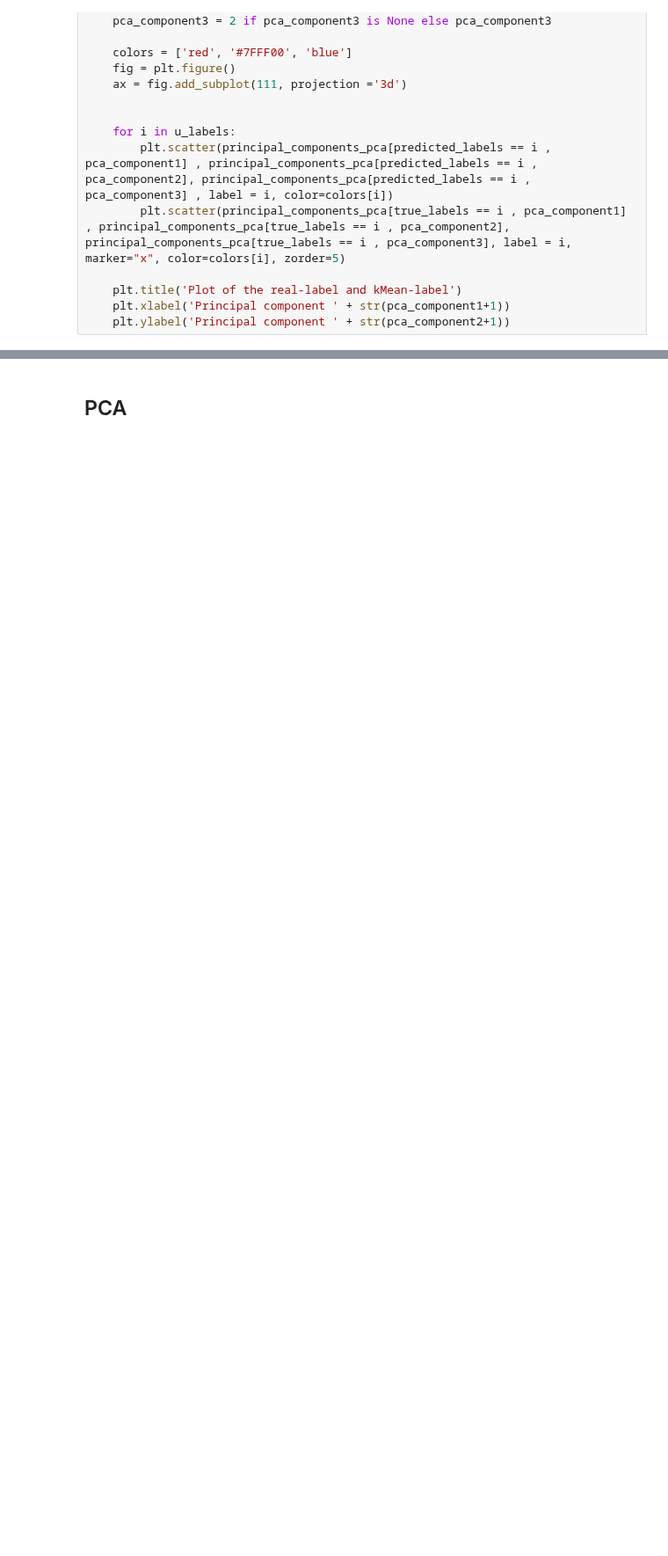
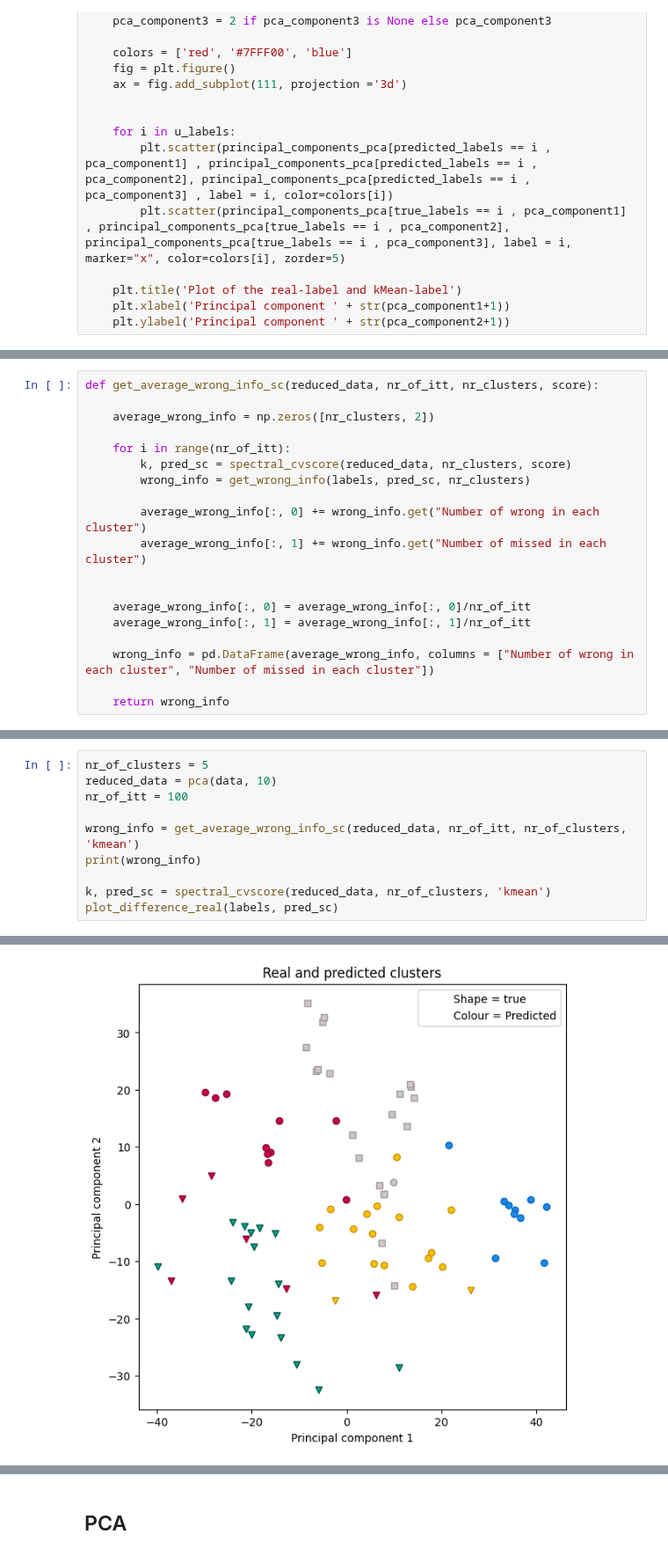
Before and after one commit to maximiliann97/Big-data-MVE441, a Jupyter notebook: Project3_clustering.ipynb, the cells around one changed output, grey strips where cells are left out. Shown at 88% size. Saved outputs shown, nothing was run; the diff lists cells and outputs as text; blank space fills up the shorter version.

```diff
--- a/Project3_clustering.ipynb
+++ b/Project3_clustering.ipynb
@@ -277,0 +271,19 @@ plot_difference_real(labels, pred_sc)
+# %%
+def get_average_wrong_info_sc(reduced_data, nr_of_itt, nr_clusters, score):
+
+    average_wrong_info = np.zeros([nr_clusters, 2])
+
+    for i in range(nr_of_itt):
+        k, pred_sc = spectral_cvscore(reduced_data, nr_clusters, score)
+        wrong_info = get_wrong_info(labels, pred_sc, nr_clusters)
+
+        average_wrong_info[:, 0] += wrong_info.get("Number of wrong in each cluster")
+        average_wrong_info[:, 1] += wrong_info.get("Number of missed in each cluster")
+
+
+    average_wrong_info[:, 0] = average_wrong_info[:, 0]/nr_of_itt
+    average_wrong_info[:, 1] = average_wrong_info[:, 1]/nr_of_itt
+
+    wrong_info = pd.DataFrame(average_wrong_info, columns = ["Number of wrong in each cluster", "Number of missed in each cluster"])
+
+    return wrong_info
@@ -277,0 +307,11 @@ plot_difference_real(labels, pred_sc)
+# %%
+nr_of_clusters = 5
+reduced_data = pca(data, 10)
+nr_of_itt = 100
+
+wrong_info = get_average_wrong_info_sc(reduced_data, nr_of_itt, nr_of_clusters, 'kmean')
+print(wrong_info)
+
+k, pred_sc = spectral_cvscore(reduced_data, nr_of_clusters, 'kmean')
+plot_difference_real(labels, pred_sc)
+# %% [output]
@@ -278,3 +324,4 @@ plot_difference_real(labels, pred_sc)
+[figure, added]
 # %% [markdown]
 ## Step 1
 
```
Also changed, not shown: parts of 23 cells of this notebook, 2 other files.
